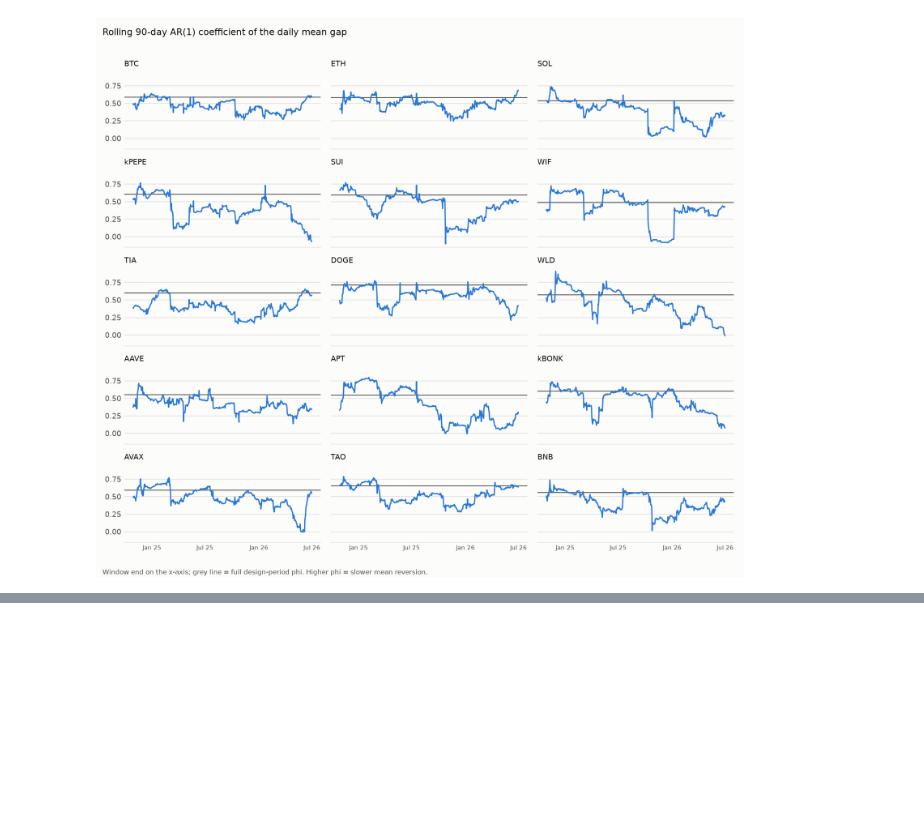
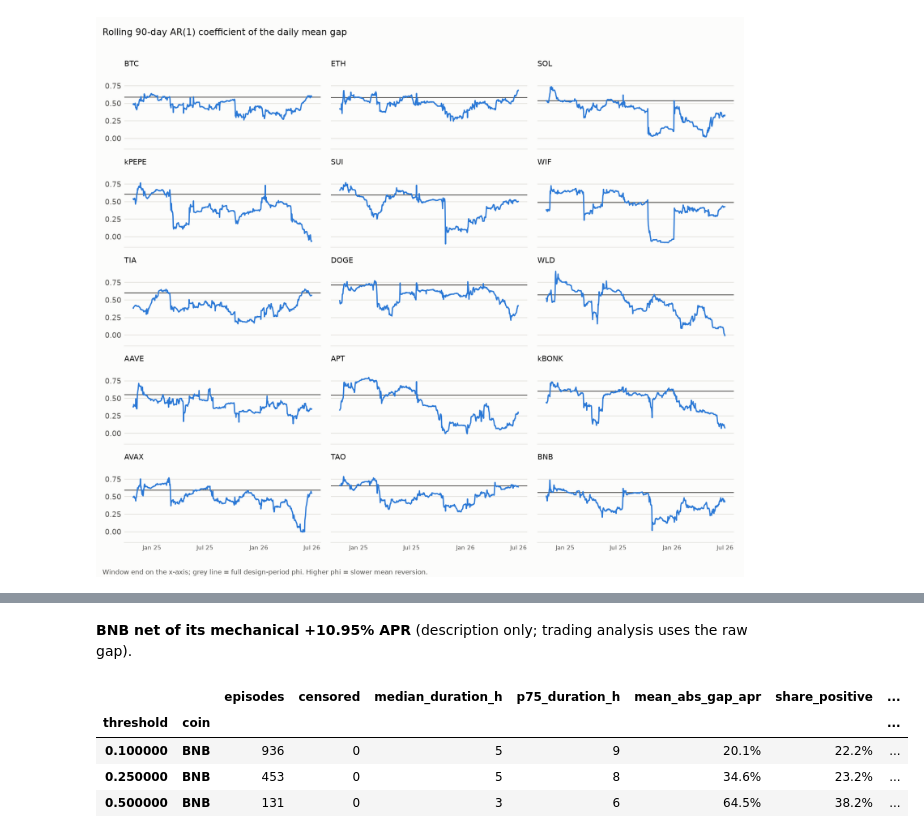
Before and after one commit to arthurfritscheck/funding-dislocations, a Jupyter notebook: notebooks/01_eda.ipynb, the cells around one changed output, grey strips where cells are left out. Cells and saved outputs as stored; diff of their text form; code cells hidden in the pictures; blank space fills up the shorter version.

```diff
--- a/notebooks/01_eda.ipynb
+++ b/notebooks/01_eda.ipynb
@@ -240,0 +261,13 @@ display(Image(filename=str(gap_stats.FIGURES / "persistence_survival.png")))
+# %% [markdown]
+**BNB net of its mechanical +10.95% APR** (description only; trading analysis uses the raw gap).
+# %%
+pr["episode_summary_net_of_mechanical"].astype(float).style.format(
+    {"episodes": "{:.0f}", "censored": "{:.0f}", "median_duration_h": "{:.0f}", "p75_duration_h": "{:.0f}",
+     "mean_abs_gap_apr": pct, "share_positive": pct, "share_sign_flip": pct,
+     "share_end_sign_change": pct, "hours_in_episodes": "{:.0f}"})
+# %% [output]
+|  |  | episodes | censored | median_duration_h | p75_duration_h | mean_abs_gap_apr | share_positive | ... |
+| threshold | coin |  |  |  |  |  |  | ... |
+| 0.100000 | BNB | 936 | 0 | 5 | 9 | 20.1% | 22.2% | ... |
+| 0.250000 | BNB | 453 | 0 | 5 | 8 | 34.6% | 23.2% | ... |
+| 0.500000 | BNB | 131 | 0 | 3 | 6 | 64.5% | 38.2% | ... |
```
Also changed, not shown: parts of 17 cells of this notebook, 17 other files.
